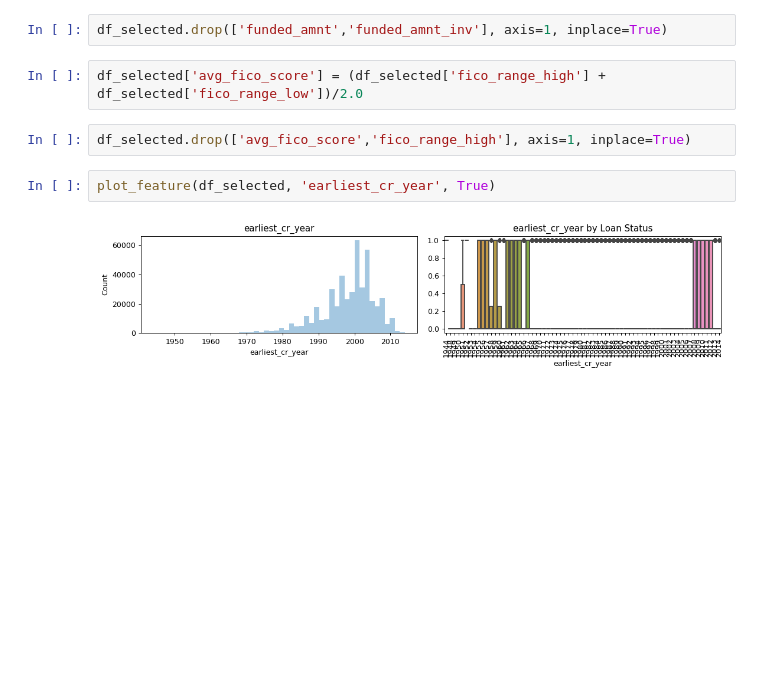
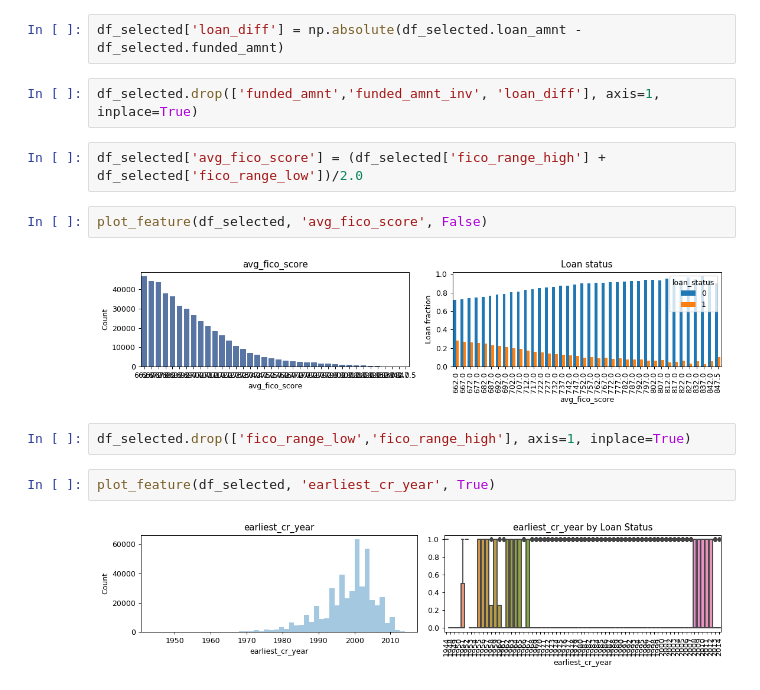
Before and after one commit to msahamed/lending_loan_prediction, a Jupyter notebook: eda.ipynb, the cells around one changed output. Saved outputs shown, nothing was run; the diff lists cells and outputs as text; blank space fills up the shorter version.

```diff
--- a/eda.ipynb
+++ b/eda.ipynb
@@ -174,9 +192,15 @@ def find_high_correlated_features(frame):
+# %%
+df_selected['loan_diff'] = np.absolute(df_selected.loan_amnt - df_selected.funded_amnt)
 # %%
-df_selected.drop(['funded_amnt','funded_amnt_inv'], axis=1, inplace=True)
+df_selected.drop(['funded_amnt','funded_amnt_inv', 'loan_diff'], axis=1, inplace=True)
 # %%
 df_selected['avg_fico_score'] = (df_selected['fico_range_high'] + df_selected['fico_range_low'])/2.0
+# %%
+plot_feature(df_selected, 'avg_fico_score', False)
+# %% [output]
+[figure, added]
 # %%
-df_selected.drop(['avg_fico_score','fico_range_high'], axis=1, inplace=True)
+df_selected.drop(['fico_range_low','fico_range_high'], axis=1, inplace=True)
 # %%
 plot_feature(df_selected, 'earliest_cr_year', True)
 # %% [output]
```
Also changed, not shown: parts of 19 cells of this notebook, 3 other files.
